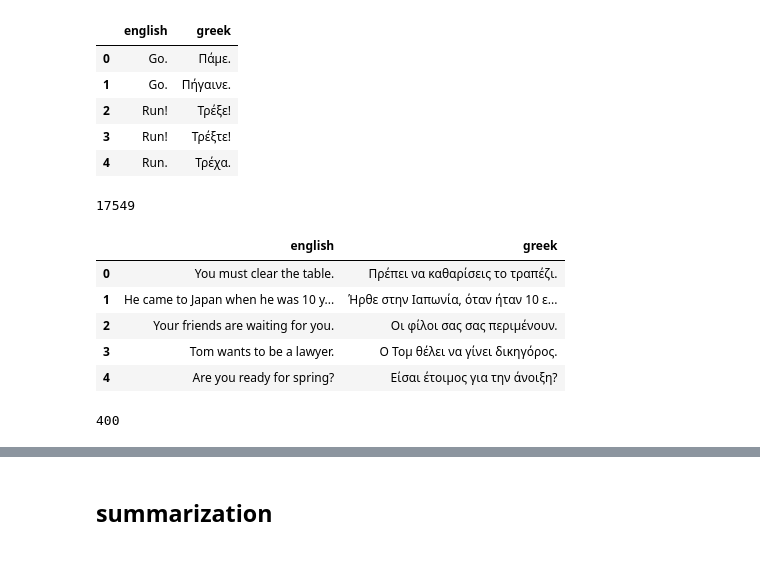
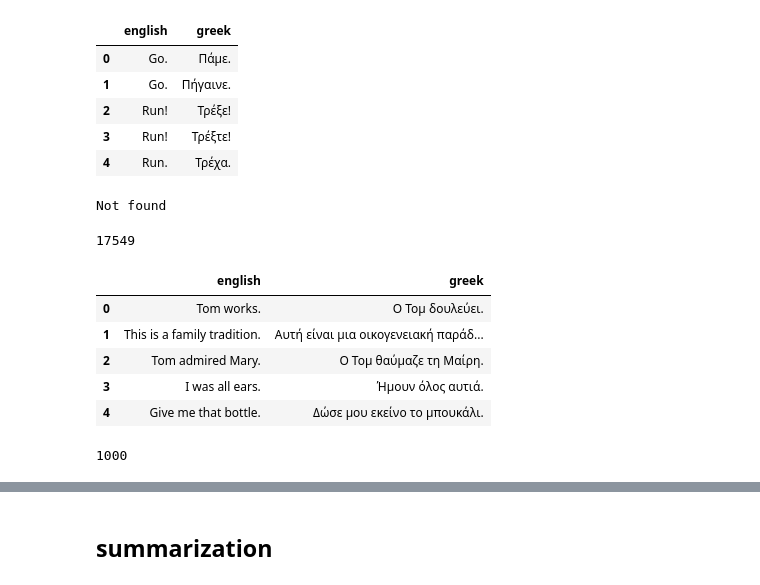
Before and after one commit to zoebatz/CAP6640_Project, a Jupyter notebook: NLP_datasets.ipynb, the cells around one changed output, grey strips where cells are left out. Saved outputs shown, nothing was run; the diff lists cells and outputs as text; code cells hidden in the pictures.

```diff
--- a/NLP_datasets.ipynb
+++ b/NLP_datasets.ipynb
@@ -295,25 +295,41 @@ data_greek.head()
 | 2 | Run! | Τρέξε! |
 | 3 | Run! | Τρέξτε! |
 | 4 | Run. | Τρέχα. |
+# %%
+# check if english sentence is in dataset
+sent = 'my grandma is greek'
+# 'Where is the bathroom?' -> not found
+# 'I understand a little greek.' -> not found
+#'I would like to eat something' -> not found
+
+if data_greek['english'].str.contains(sent, case=False).any():
+  # print index found at
+  print(data_greek[data_greek['english'].str.contains(sent, case=False)].index)
+  print(data_greek[data_greek['english'].str.contains(sent, case=False)]['english'])
+
+else:
+  print("Not found")
+# %% [output]
+Not found
 # %%
 len(data_greek)
 # %% [output]
 17549
 # %%
-# shuffle data and take 200 samples
+# shuffle data and take X samples
 data_greek = data_greek.sample(frac=1).reset_index(drop=True)
-data_greek = data_greek.head(200)
+data_greek = data_greek.head(1000)
 data_greek.head()
 # %% [output]
 |  | english | greek |
-| 0 | You must clear the table. | Πρέπει να καθαρίσεις το τραπέζι. |
-| 1 | He came to Japan when he was 10 y... | Ήρθε στην Ιαπωνία, όταν ήταν 10 ε... |
-| 2 | Your friends are waiting for you. | Οι φίλοι σας σας περιμένουν. |
-| 3 | Tom wants to be a lawyer. | Ο Τομ θέλει να γίνει δικηγόρος. |
-| 4 | Are you ready for spring? | Είσαι έτοιμος για την άνοιξη? |
+| 0 | Tom works. | Ο Τομ δουλεύει. |
+| 1 | This is a family tradition. | Αυτή είναι μια οικογενειακή παράδ... |
+| 2 | Tom admired Mary. | Ο Τομ θαύμαζε τη Μαίρη. |
+| 3 | I was all ears. | Ήμουν όλος αυτιά. |
+| 4 | Give me that bottle. | Δώσε μου εκείνο το μπουκάλι. |
 # %%
 len(data_greek)
 # %% [output]
-400
+1000
 # %%
 # save to drive
```
Also changed, not shown: parts of 20 cells of this notebook.
